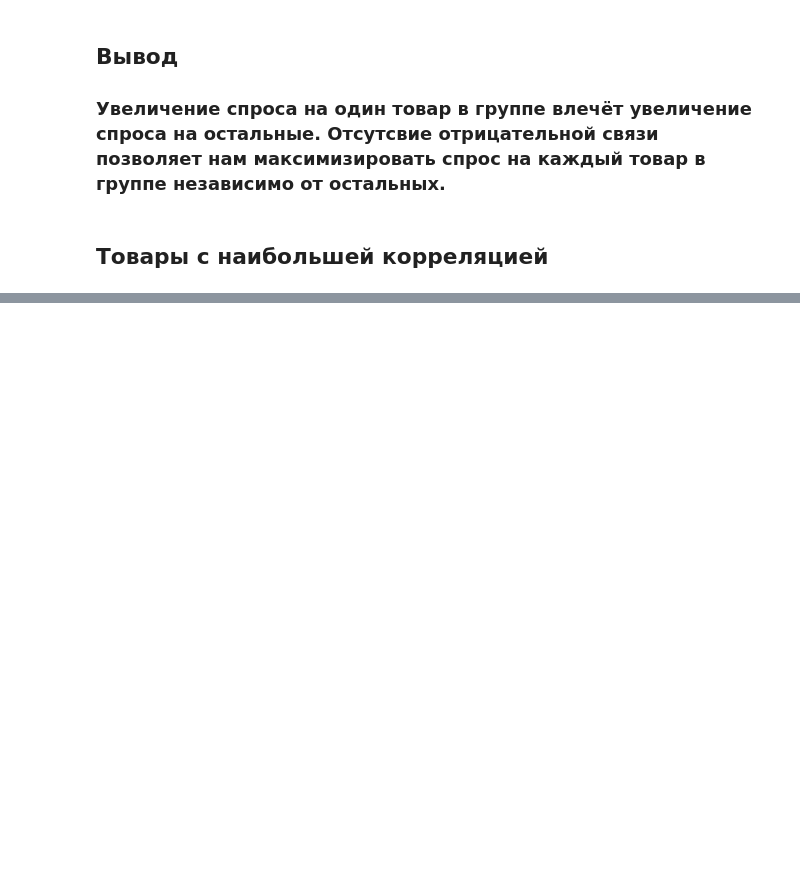
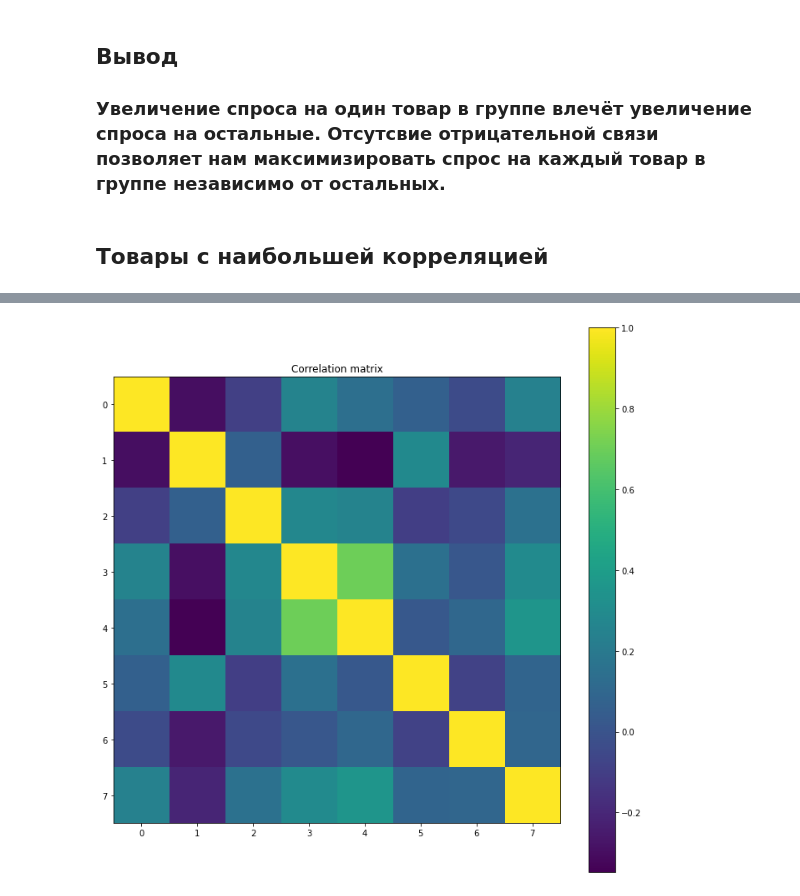
Before and after one commit to HassiumXY/Forecast, a Jupyter notebook: Correlation-research.ipynb, the cells around one changed output, grey strips where cells are left out. Drawn from its saved outputs; the diff is of its cells as text; code cells hidden in the pictures; blank space fills up the shorter version.

```diff
--- a/Correlation-research.ipynb
+++ b/Correlation-research.ipynb
@@ -267,0 +311,16 @@ with open('correlated_pairs.json', 'w') as f:
+# %%
+corr_data = []
+corr_codes = []
+wrong_codes = []
+for code in list(data1.code.unique()):
+    data_code = data1[data1['code'] == code][['year', 'month', 'week', 'quantity']].groupby(['year', 'month', 'week']).sum().values.reshape(1, -1)[0]
+#     print(data_code.shape)
+    if data_code.shape[0] == 104:
+        corr_data.append(data_code)
+        corr_codes.append(code)
+    else:
+        wrong_codes.append(code)
+#         print(f'Not enougth data code {code}')
+# %%
+corr_data = np.array(corr_data)
+corr_data
@@ -267,0 +349,3 @@ with open('correlated_pairs.json', 'w') as f:
+# %%
+corr_matrix = np.corrcoef(corr_data)
+corr_matrix
@@ -267,0 +369,8 @@ with open('correlated_pairs.json', 'w') as f:
+# %%
+plt.figure(figsize=(12, 12))
+plt.imshow(corr_matrix)
+plt.colorbar()
+plt.title('Correlation matrix')
+plt.show()
+# %% [output]
+[figure, added]
```
Also changed, not shown: parts of 36 cells of this notebook.
